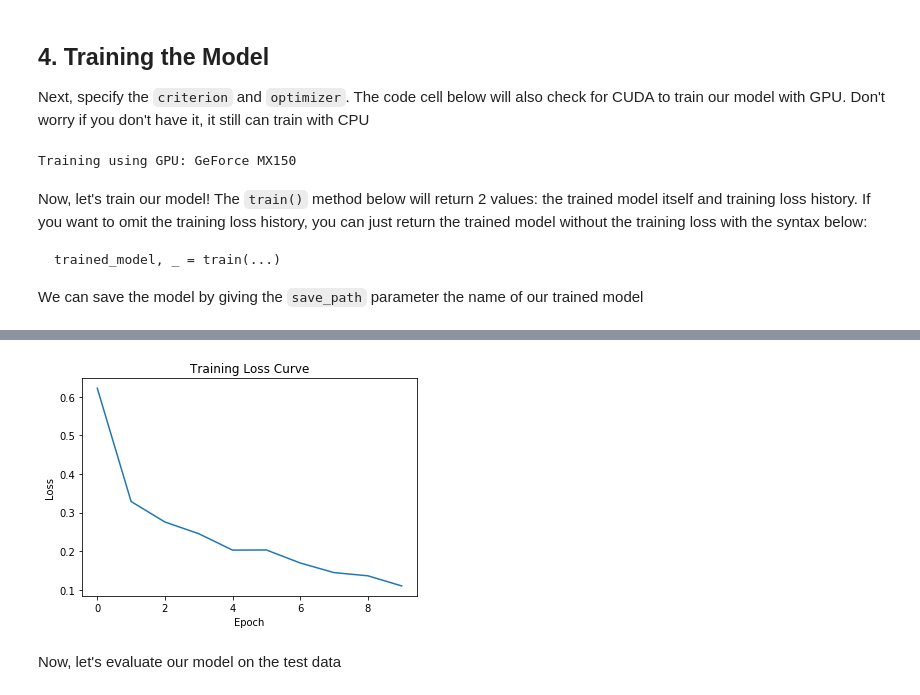
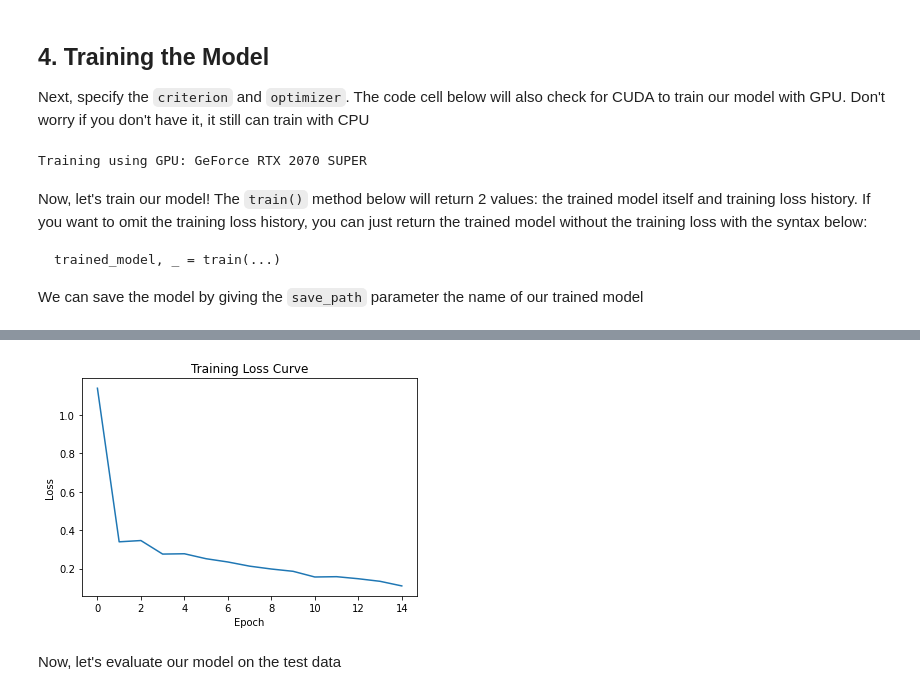
Before and after one commit to archeltaneka/face-mask-detection, a Jupyter notebook: face_mask_detection_playground.ipynb, the cells around one changed output, grey strips where cells are left out. Drawn from its saved outputs; the diff is of its cells as text; code cells hidden in the pictures.

````diff
--- a/face_mask_detection_playground.ipynb
+++ b/face_mask_detection_playground.ipynb
@@ -211,7 +212,7 @@ plt.show()
 # save preprocessed data into a small pickle file to save time
 data_pickle = {'features': faces, 'labels': encoded_labels}
 
-with open('face_mask_dataset.pickle', 'wb') as f:
+with open('face_mask_dataset_128.pickle', 'wb') as f:
     pickle.dump(data_pickle, f)
 # %% [markdown]
 Since the "Data Cleaning & Preprocessing" step is a little bit time consuming, we can always save the extracted faces and the encoded labels into a `pickle` file. If we want to reload the data, we can always read in the `pickle` file without repeating the steps above.
@@ -221,7 +222,7 @@ Since the "Data Cleaning & Preprocessing" step is a little bit time consuming, w
 Next time we open this notebook again, we can just directly load the pickled data we did in the previous step
 # %%
 # load the saved pickle file
-with open('face_mask_dataset.pickle', 'rb') as f:
+with open('face_mask_dataset_128.pickle', 'rb') as f:
     loaded_data = pickle.load(f)
 
 features = loaded_data['features']
@@ -278,7 +279,7 @@ class Model(nn.Module):
         self.conv3 = nn.Conv2d(32, 64, (3,3), padding=1)
         self.pool = nn.MaxPool2d((2,2), 2)
 
-        self.fc1 = nn.Linear(64*8*8, 128)
+        self.fc1 = nn.Linear(64*16*16, 128)
         self.fc2 = nn.Linear(128, 3)
 
     def forward(self, x):
@@ -289,7 +290,7 @@ class Model(nn.Module):
         x = F.relu(self.conv3(x))
         x = self.pool(x)
 
-        x = x.view(-1, 64*8*8)
+        x = x.view(-1, x.shape[1]*x.shape[2]*x.shape[3])
         x = F.relu(self.fc1(x))
         x = self.fc2(x)
 
@@ -309,7 +310,7 @@ if use_cuda:
 criterion = nn.CrossEntropyLoss()
 optimizer = torch.optim.Adam(model.parameters(), lr=0.001)
 # %% [output]
-Training using GPU: GeForce MX150
+Training using GPU: GeForce RTX 2070 SUPER
 # %% [markdown]
 Now, let's train our model! The `train()` method below will return 2 values: the trained model itself and training loss history. If you want to omit the training loss history, you can just return the trained model without the training loss with the syntax below:
 ```
@@ -356,6 +357,6 @@ def train(num_epochs, model, loader, crit, opt, use_cuda, plot_curve=True, save_
 
     return model, training_losses
 # %%
-NUM_EPOCHS=10
-final_model, training_losses = train(NUM_EPOCHS, model, train_loader, criterion, optimizer, use_cuda, save_path='adam_lr1e-3_epochs10.pt')
+NUM_EPOCHS=15
+final_model, training_losses = train(NUM_EPOCHS, model, train_loader, criterion, optimizer, use_cuda, save_path='')
 # %% [output]
@@ -374,4 +378,4 @@ Model saved: adam_lr1e-3_epochs10.pt
-[figure, old version]
+[figure, new version]
 # %% [markdown]
 Now, let's evaluate our model on the test data
 # %%
````
Also changed, not shown: parts of 6 cells of this notebook, 1 other file.
